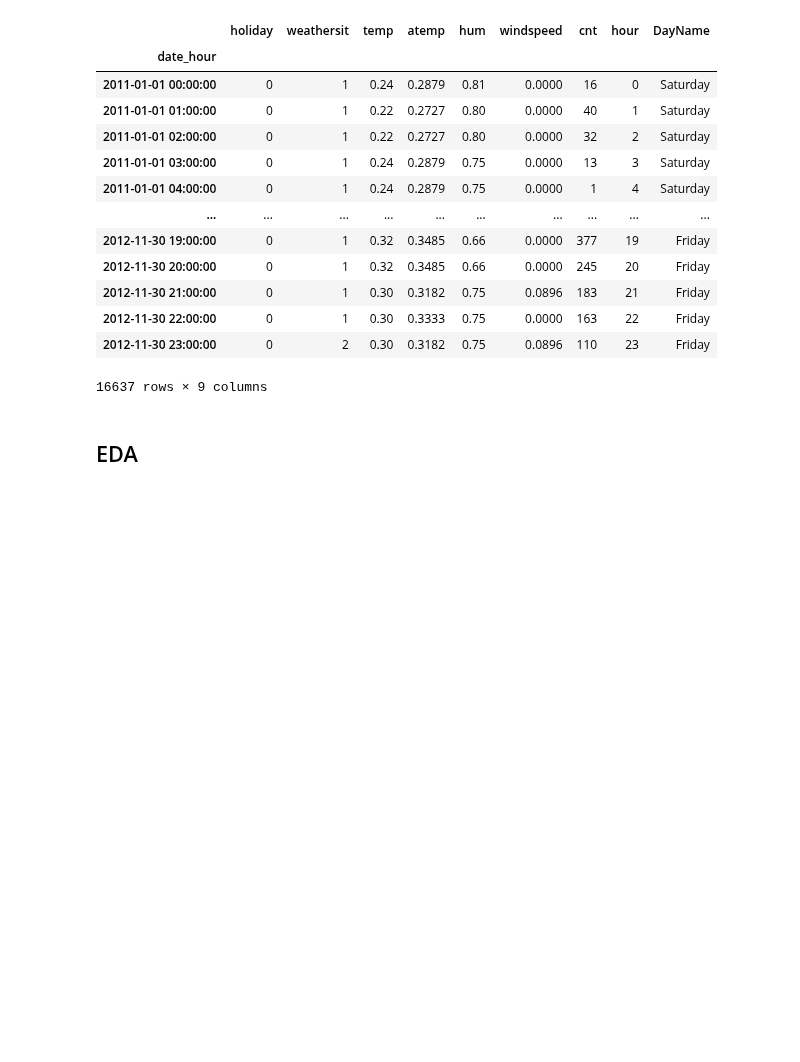
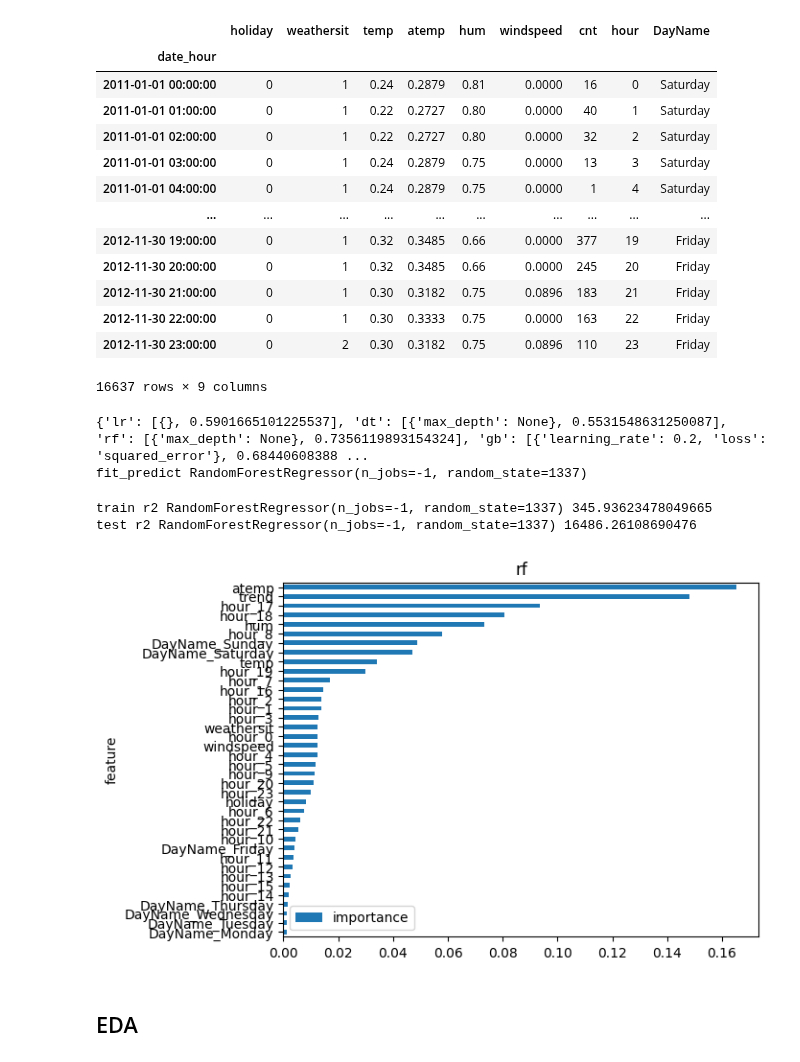
Before and after one commit to JortAkershoek/Machine_Learning, a Jupyter notebook: machine_learning_2.ipynb, the cells around one changed output. Cells and saved outputs as stored; diff of their text form; code cells hidden in the pictures; blank space fills up the shorter version.

```diff
--- a/machine_learning_2.ipynb
+++ b/machine_learning_2.ipynb
@@ -53,0 +49,6 @@ class date_time_resample:
+# %%
+models_dict = {'lr': [LinearRegression(), {}],
+               'dt': [DecisionTreeRegressor(random_state=SEED), {'max_depth': [10, 20, 30, None]}],
+               'rf': [RandomForestRegressor(n_jobs=-1, random_state=SEED), {'max_depth': [10, 20, 30, None]}],
+               'gb': [GradientBoostingRegressor(random_state=SEED), {'loss': ['squared_error', 'absolute_error', 'huber', 'quantile'],
+                                                                     'learning_rate': [0.0001, 0.001, 0.01, 0.1, 0.2, 0.5]}]}
@@ -85,6 +165,20 @@ display(dfh_train.dfh)
 | 2012-11-30 22:00:00 | 0 | 1 | 0.30 | 0.3333 | 0.75 | 0.0000 | 163 | 22 | Friday |
 | 2012-11-30 23:00:00 | 0 | 2 | 0.30 | 0.3182 | 0.75 | 0.0896 | 110 | 23 | Friday |
 16637 rows × 9 columns
+# %%
+data = RegressionModels(data=dfh_train.dfh, dummie_cols=['hour', 'DayName'], target='cnt', shuffle=False, test_size=7*24)
+data.DeterministicProcess(order=1)
+data.concat()
+data.tune_params(n_splits=52, models_dict=models_dict)
+print(data.results, data.best_model, data.best_score, data.best_params)
+data.predict()
+data.feature_imp()
+# %% [output]
+{'lr': [{}, 0.5901665101225537], 'dt': [{'max_depth': None}, 0.5531548631250087], 'rf': [{'max_depth': None}, 0.7356119893154324], 'gb': [{'learning_rate': 0.2, 'loss': 'squared_error'}, 0.68440608388 ...
+fit_predict RandomForestRegressor(n_jobs=-1, random_state=1337)
+train r2 RandomForestRegressor(n_jobs=-1, random_state=1337) 345.93623478049665
+test r2 RandomForestRegressor(n_jobs=-1, random_state=1337) 16486.26108690476
+[figure, added]
 # %% [markdown]
 ## EDA
 # %%
```
Also changed, not shown: parts of 6 cells of this notebook.
